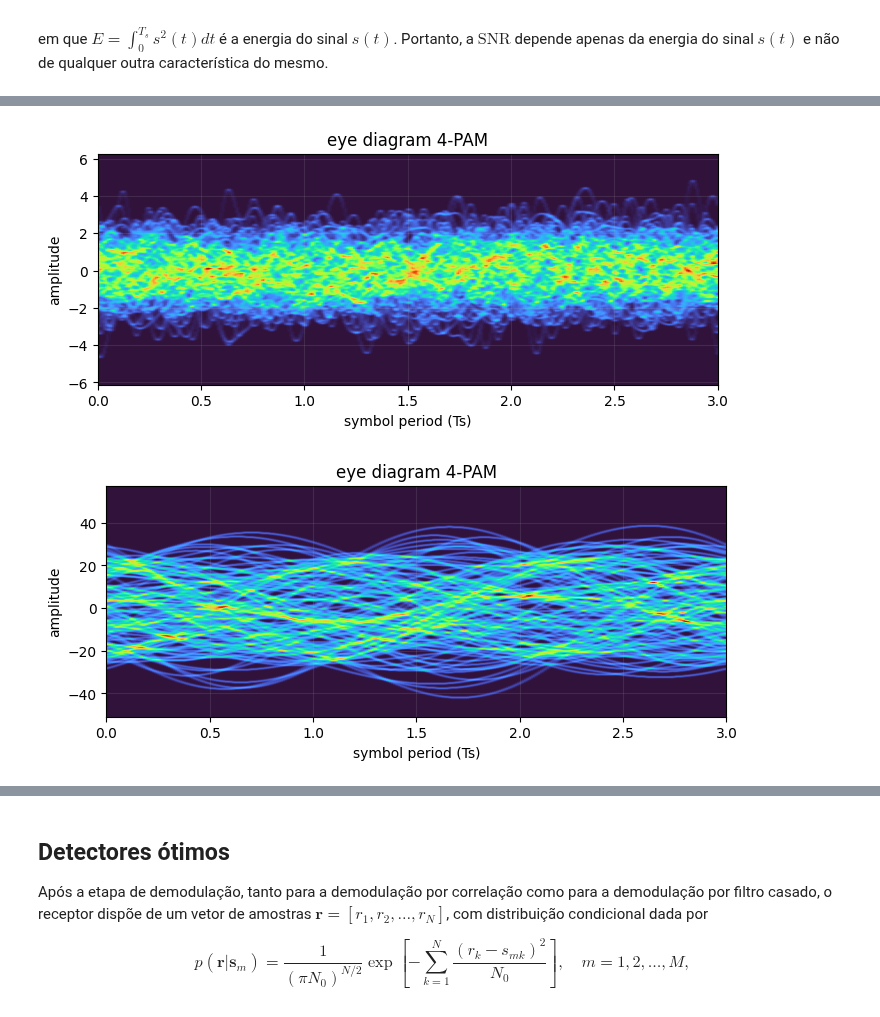
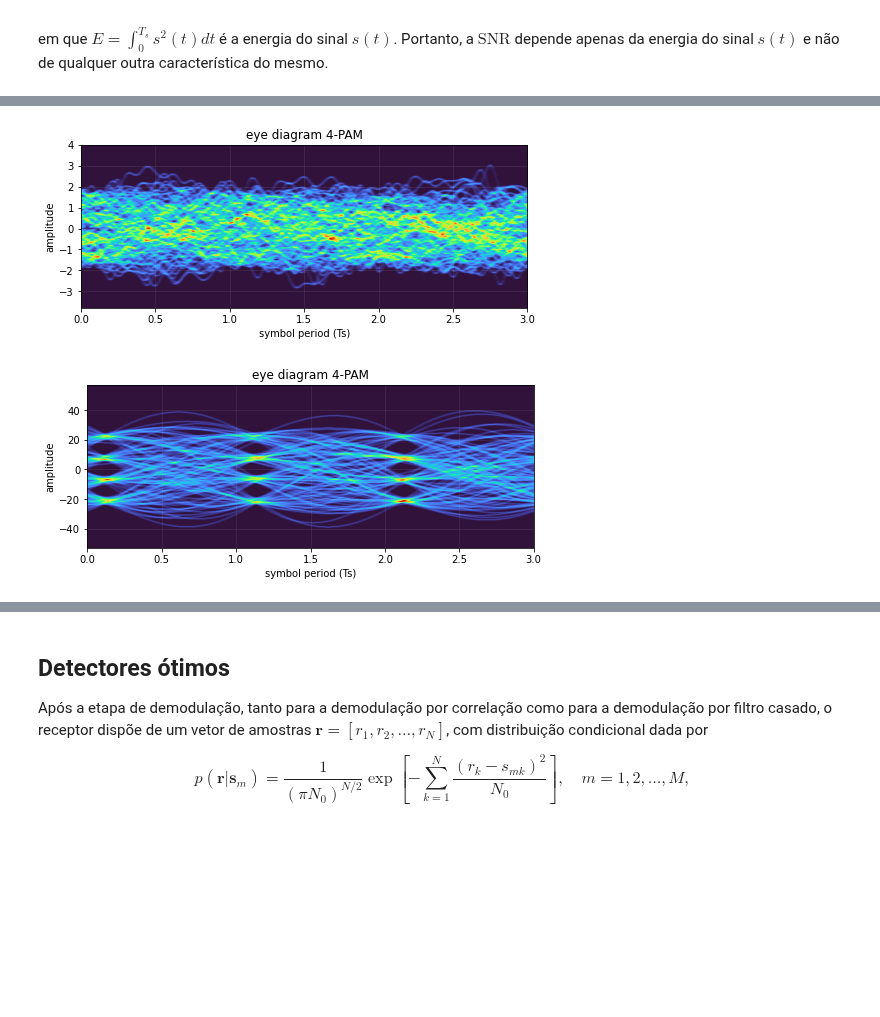
Before and after one commit to edsonportosilva/TDI, a Jupyter notebook: jupyter/3 - Receptores ótimos para canais AWGN.ipynb, the cells around one changed output, grey strips where cells are left out. Drawn from its saved outputs; the diff is of its cells as text; code cells hidden in the pictures; blank space fills up the shorter version.

```diff
--- a/jupyter/3 - Receptores ótimos para canais AWGN.ipynb
+++ b/jupyter/3 - Receptores ótimos para canais AWGN.ipynb
@@ -357,37 +357,37 @@ plt.xlim(min(t), max(t));
 # %%
 # generate pseudo-random bit sequence
 bitsTx = np.random.randint(2, size = int(250000*np.log2(M)))
 
 # generate ook modulated symbol sequence
 symbTx = modulateGray(bitsTx, M, 'pam')
 symbTx = pnorm(symbTx) # power normalization
 
 # upsampling
 symbolsUp = upsample(symbTx, SpS)
 
-# pulso NRZ típico
-pulse = pulseShape('rrc', SpS)
+# pulso
+pulse = pulseShape('rrc', SpS, N=4096, alpha=0.01)
 pulse = pulse/max(abs(pulse))
 
 # formatação de pulso
 sigTx = firFilter(pulse, symbolsUp)
 sigTx = sigTx.real
 
 # ruído gaussiano branco
 Namostras = sigTx.size
-σ2  = 0.050 # variância
+σ2  = 0.0050 # variância
 μ   = 0      # média
 
 σ      = sqrt(σ2*SpS)
 ruido  = normal(μ, σ, Namostras)
 
 # diagrama de olho
 Nsamples = sigTx.size
 eyediagram(sigTx+ruido, Nsamples, SpS, plotlabel= str(M)+'-PAM', ptype='fancy')
 eyediagram(firFilter(pulse, sigTx+ruido), Nsamples, SpS, plotlabel= str(M)+'-PAM', ptype='fancy')
 # %% [output]
-[figure, old version]
+[figure, new version]
-[figure, old version]
+[figure, new version]
 # %%
 # plot PSD
 plt.figure();
```
Also changed, not shown: parts of 6 cells of this notebook, 1 other file.
